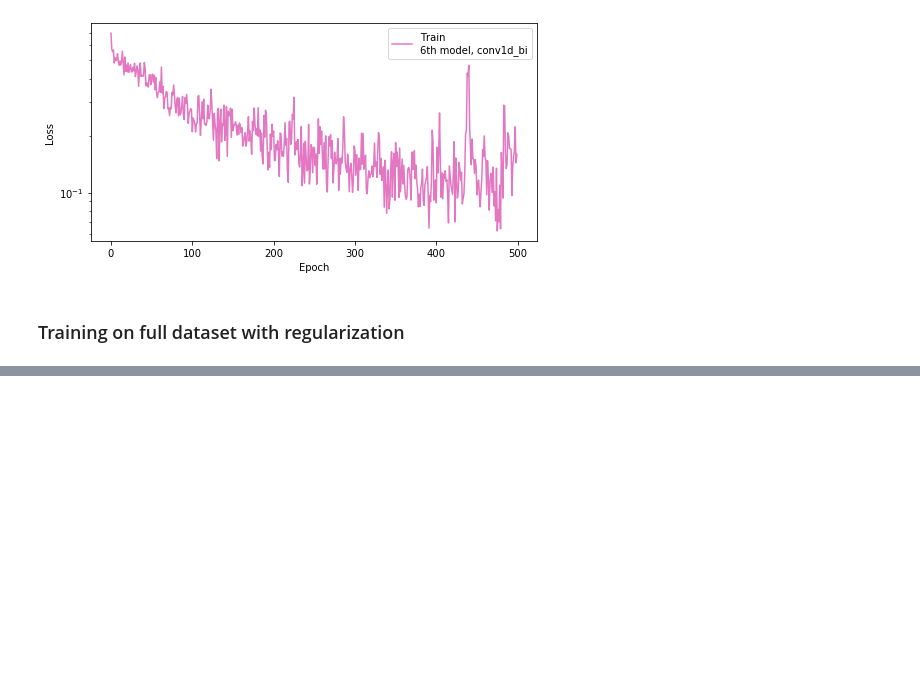
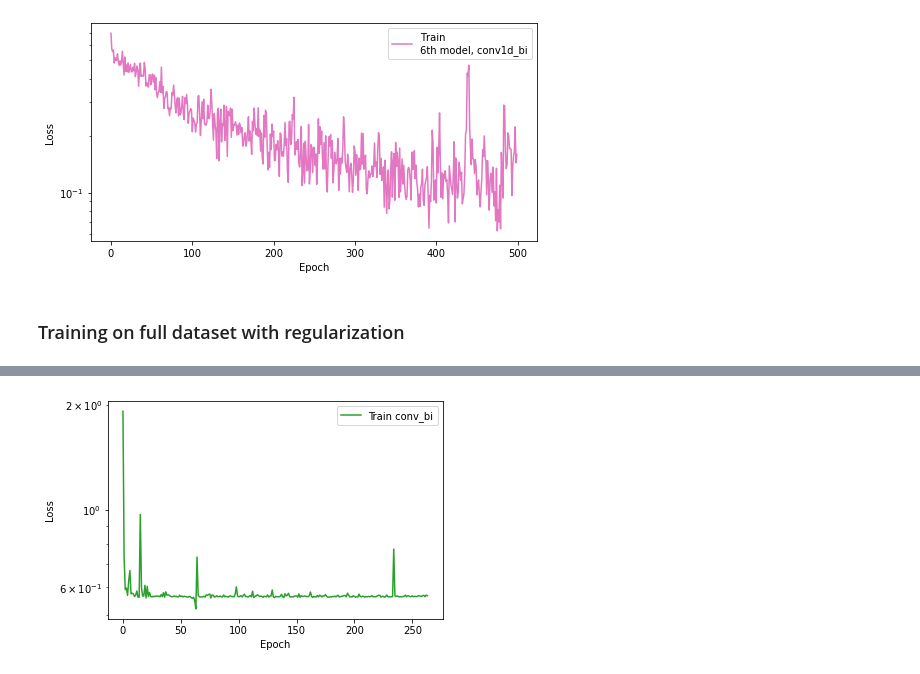
Before and after one commit to dtrizna/SysmonRNN, a Jupyter notebook: main_pipeline.ipynb, the cells around one changed output, grey strips where cells are left out. Cells and saved outputs as stored; diff of their text form; code cells hidden in the pictures; blank space fills up the shorter version.

```diff
--- a/main_pipeline.ipynb
+++ b/main_pipeline.ipynb
@@ -667,0 +767,4 @@ _________________________________________________________________
+# %%
+plot_loss(h1.epoch,h1.history, 'conv_bi', 2)
+# %% [output]
+[figure, added]
```
Also changed, not shown: parts of 44 cells of this notebook, 2 other files.
